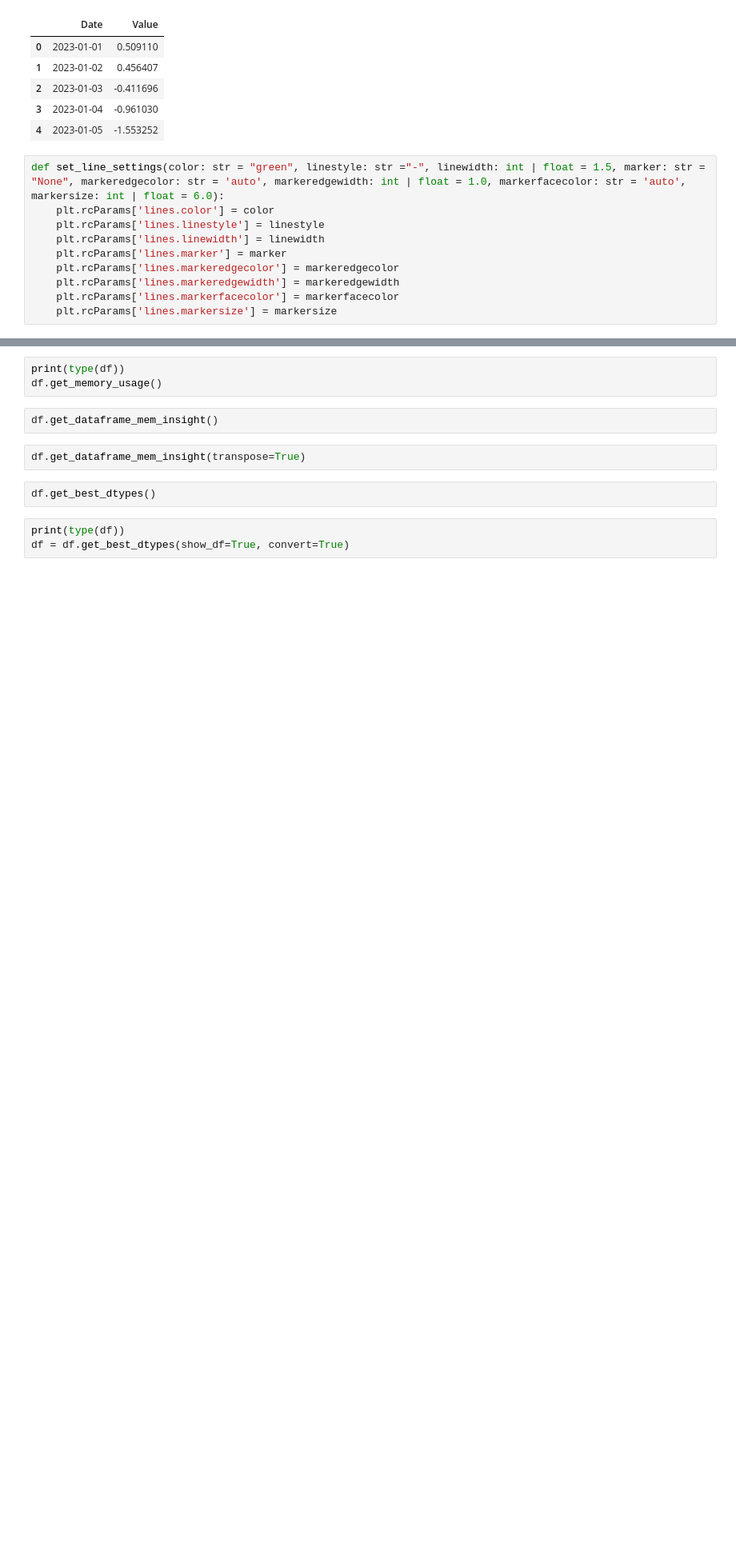
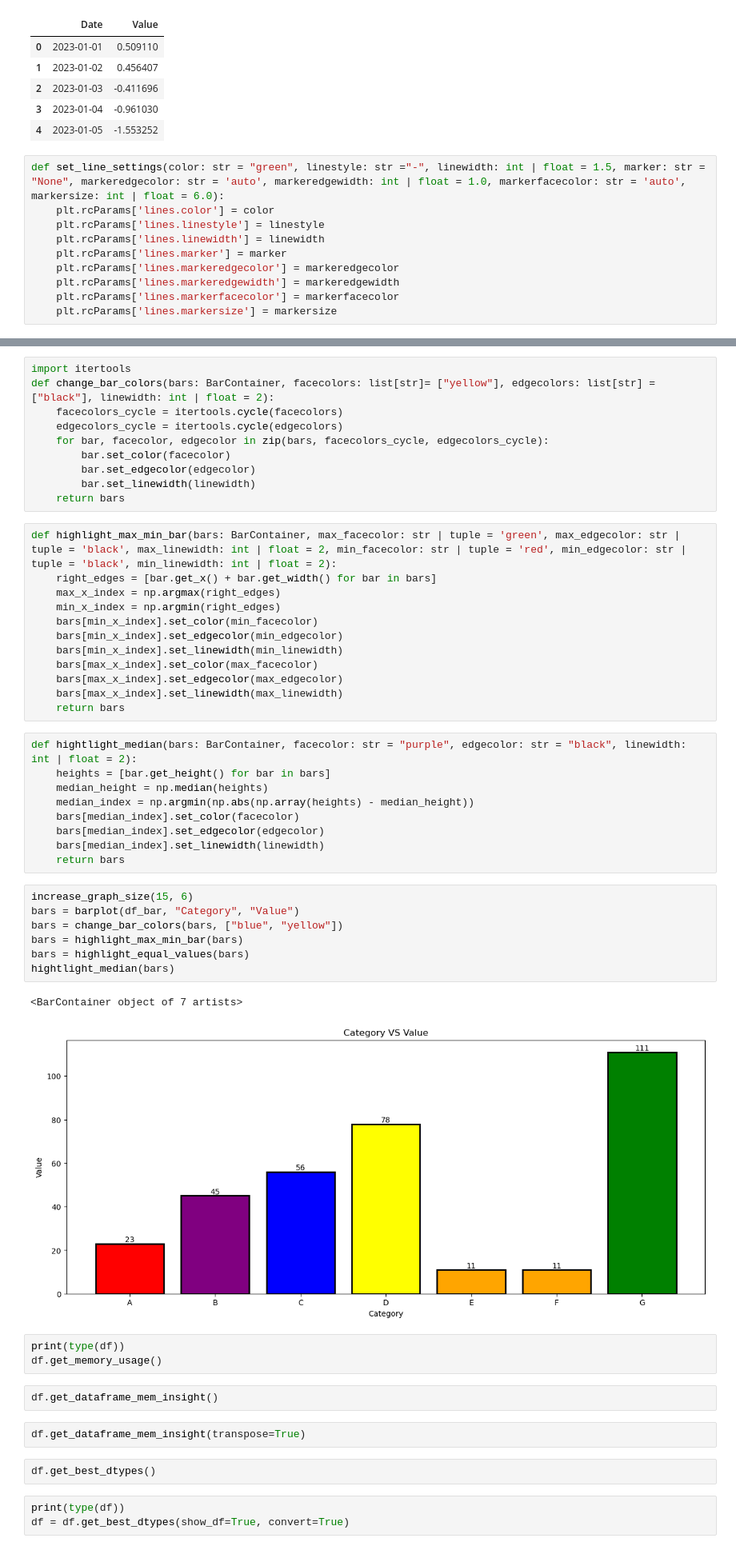
Before and after one commit to Abigor111/SunTzu, a Jupyter notebook: MetadataFunctions.ipynb, the cells around one changed output, grey strips where cells are left out. Shown at 80% size. Drawn from its saved outputs; the diff is of its cells as text; blank space fills up the shorter version.

Commit message:
Updates on the bar graph

```diff
--- a/MetadataFunctions.ipynb
+++ b/MetadataFunctions.ipynb
@@ -469,3 +484,44 @@ barplot(df_bar, "Category", "Value")
+# %%
+import itertools
+def change_bar_colors(bars: BarContainer, facecolors: list[str]= ["yellow"], edgecolors: list[str] = ["black"], linewidth: int | float = 2):
+    facecolors_cycle = itertools.cycle(facecolors)
+    edgecolors_cycle = itertools.cycle(edgecolors)
+    for bar, facecolor, edgecolor in zip(bars, facecolors_cycle, edgecolors_cycle):
+        bar.set_color(facecolor)
+        bar.set_edgecolor(edgecolor)
+        bar.set_linewidth(linewidth)
+    return bars
+# %%
+def highlight_max_min_bar(bars: BarContainer, max_facecolor: str | tuple = 'green', max_edgecolor: str | tuple = 'black', max_linewidth: int | float = 2, min_facecolor: str | tuple = 'red', min_edgecolor: str | tuple = 'black', min_linewidth: int | float = 2):
+    right_edges = [bar.get_x() + bar.get_width() for bar in bars]
+    max_x_index = np.argmax(right_edges)
+    min_x_index = np.argmin(right_edges)
+    bars[min_x_index].set_color(min_facecolor)
+    bars[min_x_index].set_edgecolor(min_edgecolor)
+    bars[min_x_index].set_linewidth(min_linewidth)
+    bars[max_x_index].set_color(max_facecolor)
+    bars[max_x_index].set_edgecolor(max_edgecolor)
+    bars[max_x_index].set_linewidth(max_linewidth)
+    return bars
+# %%
+def hightlight_median(bars: BarContainer, facecolor: str = "purple", edgecolor: str = "black", linewidth: int | float = 2):
+    heights = [bar.get_height() for bar in bars]
+    median_height = np.median(heights)
+    median_index = np.argmin(np.abs(np.array(heights) - median_height))
+    bars[median_index].set_color(facecolor)
+    bars[median_index].set_edgecolor(edgecolor)
+    bars[median_index].set_linewidth(linewidth)
+    return bars
+# %%
+increase_graph_size(15, 6)
+bars = barplot(df_bar, "Category", "Value")
+bars = change_bar_colors(bars, ["blue", "yellow"])
+bars = highlight_max_min_bar(bars)
+bars = highlight_equal_values(bars)
+hightlight_median(bars)
+# %% [output]
+<BarContainer object of 7 artists>
+[figure, added]
 # %%
 print(type(df))
 df.get_memory_usage()
```
Also changed, not shown: parts of 10 cells of this notebook.
